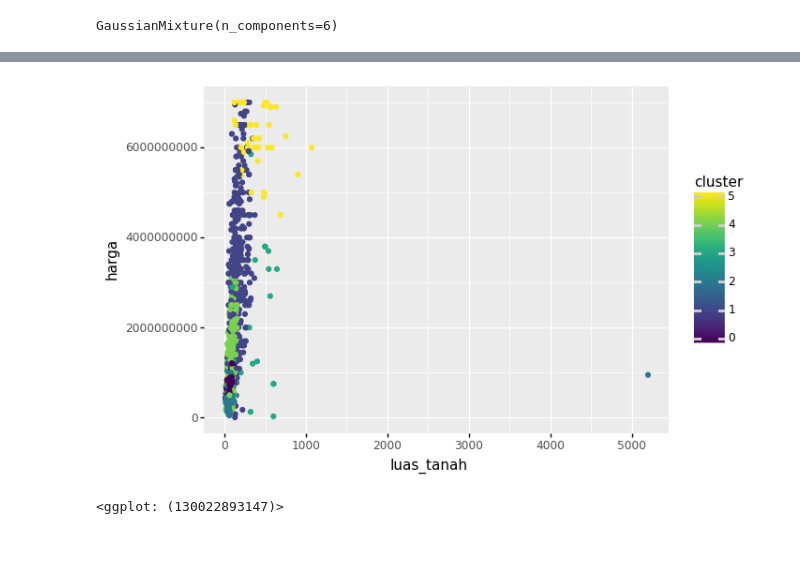
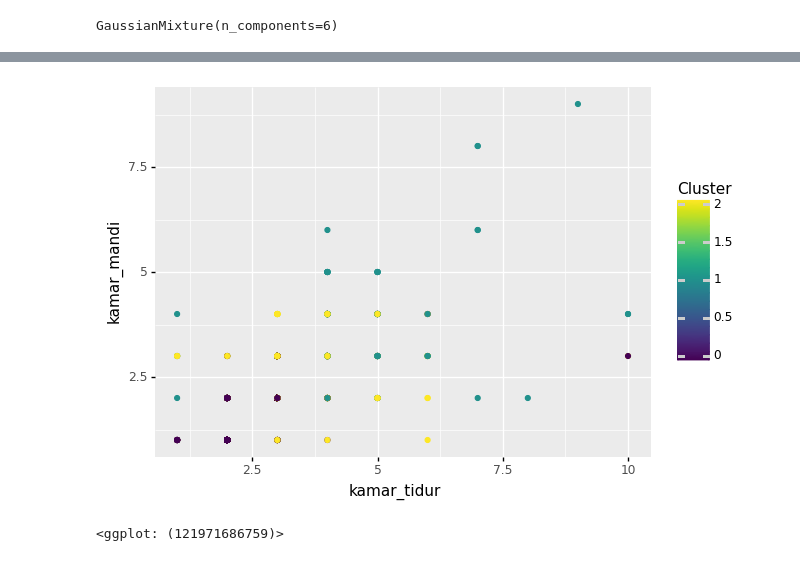
Before and after one commit to hafidhadhiet/House-Price-Segmentation, a Jupyter notebook: Clustering.ipynb, the cells around one changed output, grey strips where cells are left out. Drawn from its saved outputs; the diff is of its cells as text; code cells hidden in the pictures.

Commit message:
clustering satu variabel

```diff
--- a/Clustering.ipynb
+++ b/Clustering.ipynb
@@ -58,5 +58,6 @@ df_sel.corr(method='pearson')
 # %%
-df_sel = df[['luas_tanah', 'luas_bangunan', 'kamar_tidur', 'kamar_mandi', 'harga']]
+# df_sel = df[['luas_tanah', 'luas_bangunan', 'kamar_tidur', 'kamar_mandi', 'harga']]
+df_sel = df[['harga']]
 # %%
 df_sel
 # %% [output]
@@ -84,7 +83,7 @@ def SelBest(arr:list, X:int)->list:
 ks = np.arange(2,11)
 bics = []
 for k in ks:
-    gmm = GaussianMixture(n_components=k, covariance_type='full')
+    gmm = GaussianMixture(n_components=k, covariance_type='full', init_params='random')
     gmm.fit(df_sel)
     bics.append(gmm.bic(df_sel))
 # %%
@@ -127,5 +184,5 @@ plt.show()
 # %%
-model = GaussianMixture(n_components=2, covariance_type='full')
+model = GaussianMixture(n_components=3, covariance_type='full', init_params='random')
 labels = model.fit_predict(X)
 silscore = metrics.silhouette_score(X, labels)
 print(silscore)
@@ -148,5 +230,5 @@ silhouette_score(df_sel, cluster)
 # %%
-df['Cluster'] = cluster
+df['Cluster'] = labels
 # %%
 df
 # %% [output]
@@ -166,6 +248,6 @@ df
 # %%
 from plotnine import ggplot, aes, geom_point
-(ggplot(df, aes(x = 'luas_tanah', y = 'harga', color = 'cluster')) + geom_point())
+(ggplot(df, aes(x = 'kamar_tidur', y = 'kamar_mandi', color = 'Cluster')) + geom_point())
 # %% [output]
-[figure, old version]
+[figure, new version]
-<ggplot: (130022893147)>
+<ggplot: (121971686759)>
```
Also changed, not shown: parts of 19 cells of this notebook, 2 other files.
